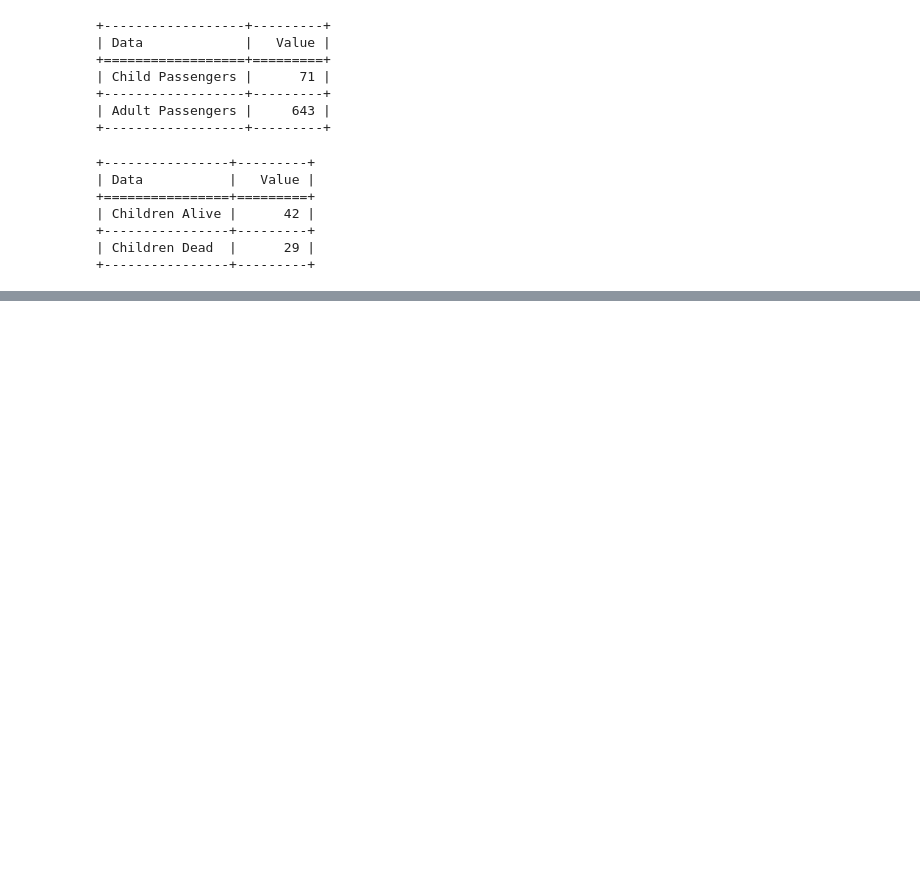
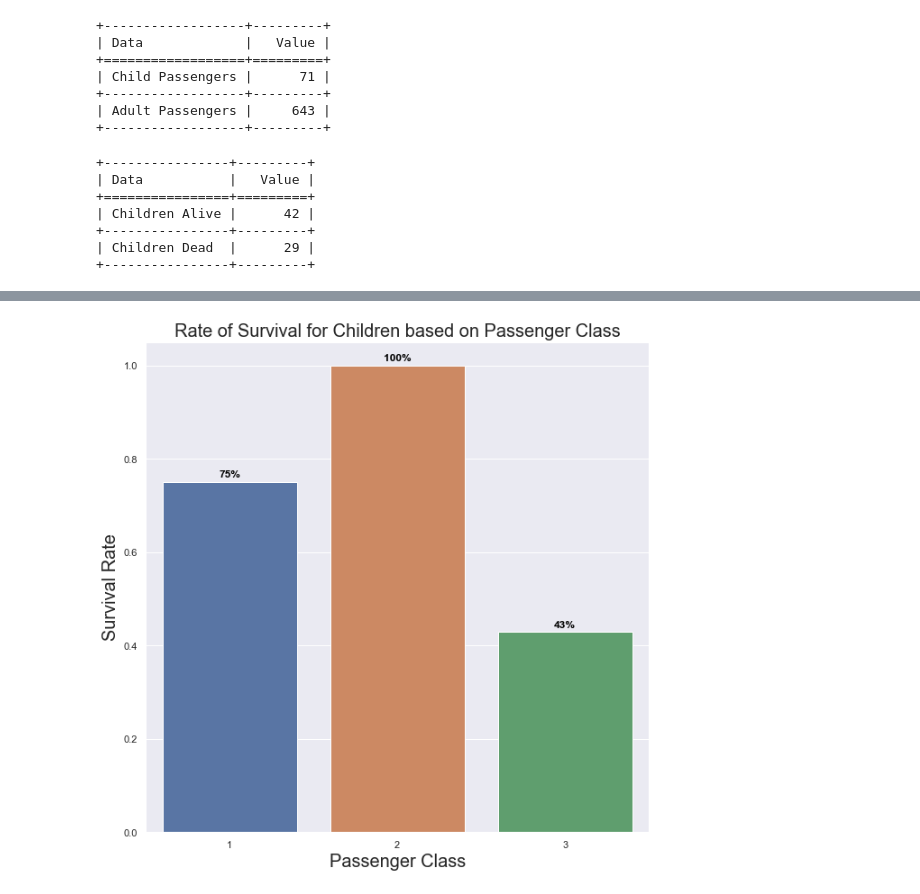
Before and after one commit to AliZ786/COMP-333, a Jupyter notebook: Assignments/Assignment4/LabAssignment4.ipynb, the cells around one changed output, grey strips where cells are left out. Cells and saved outputs as stored; diff of their text form; code cells hidden in the pictures; blank space fills up the shorter version.

```diff
--- a/Assignments/Assignment4/LabAssignment4.ipynb
+++ b/Assignments/Assignment4/LabAssignment4.ipynb
@@ -173,0 +226,24 @@ plt.show()
+# %%
+# Calculate survival rate of children based on passenger class
+children_survival = child_passengers.groupby("Pclass")["Survived"].mean()
+
+# Set the figure size
+plt.figure(figsize=(10, 10))
+
+# Create barplot using seaborn
+sns.set(style="darkgrid")
+ax = sns.barplot(x=children_survival.index, y=children_survival.values)
+
+# Display percentage values inside the bars
+for i, v in enumerate(children_survival.values):
+    ax.text(i, v+0.01, '{:.0%}'.format(v), color='black', fontweight='bold', ha='center')
+
+# Add title and axis labels
+plt.title("Rate of Survival for Children based on Passenger Class",fontdict={'size':20})
+plt.xlabel("Passenger Class", fontdict={'size':20})
+plt.ylabel("Survival Rate", fontdict={'size':20})
+
+# Show the plot
+plt.show()
+# %% [output]
+[figure, added]
```
Also changed, not shown: parts of 17 cells of this notebook.
